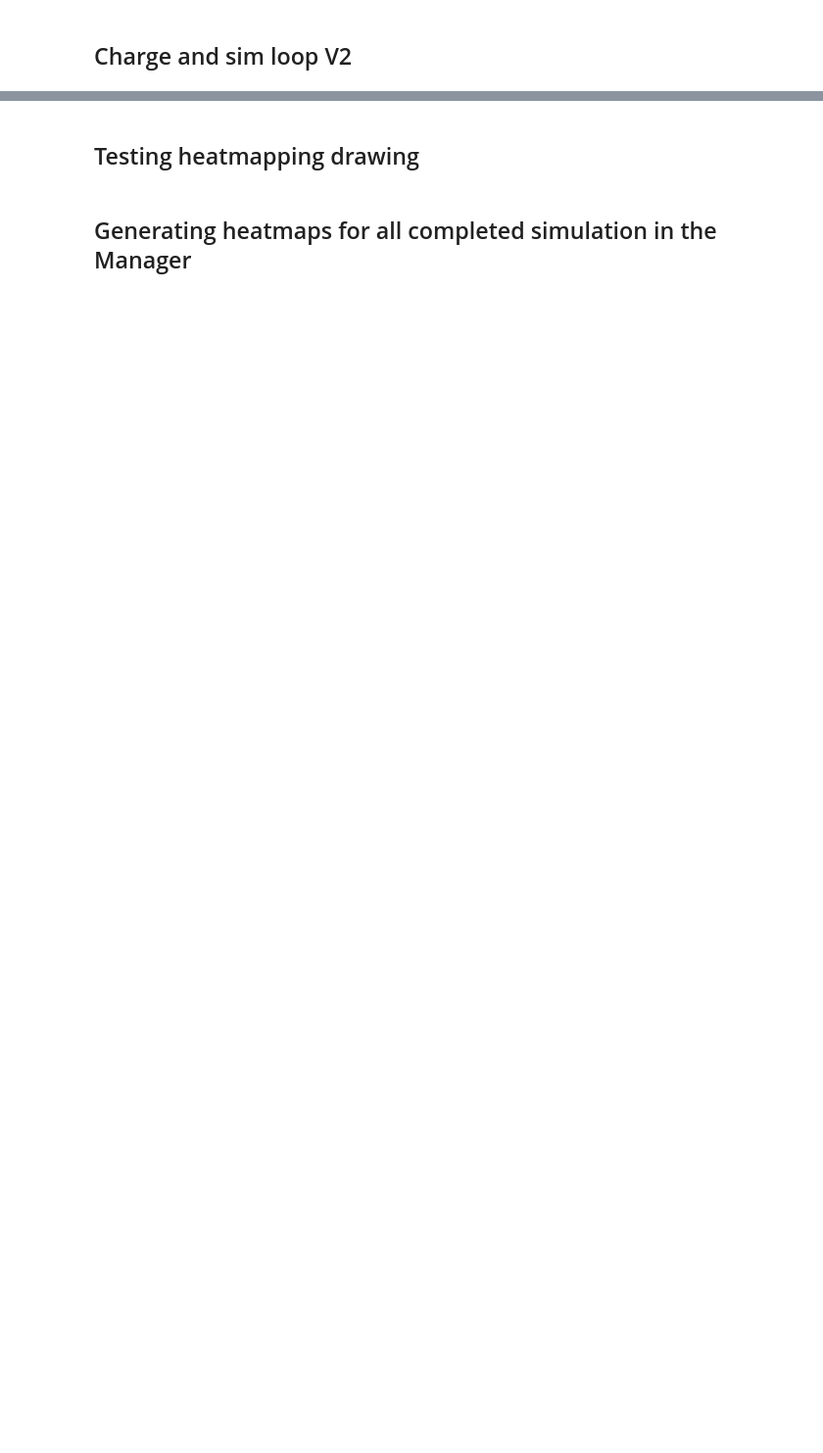
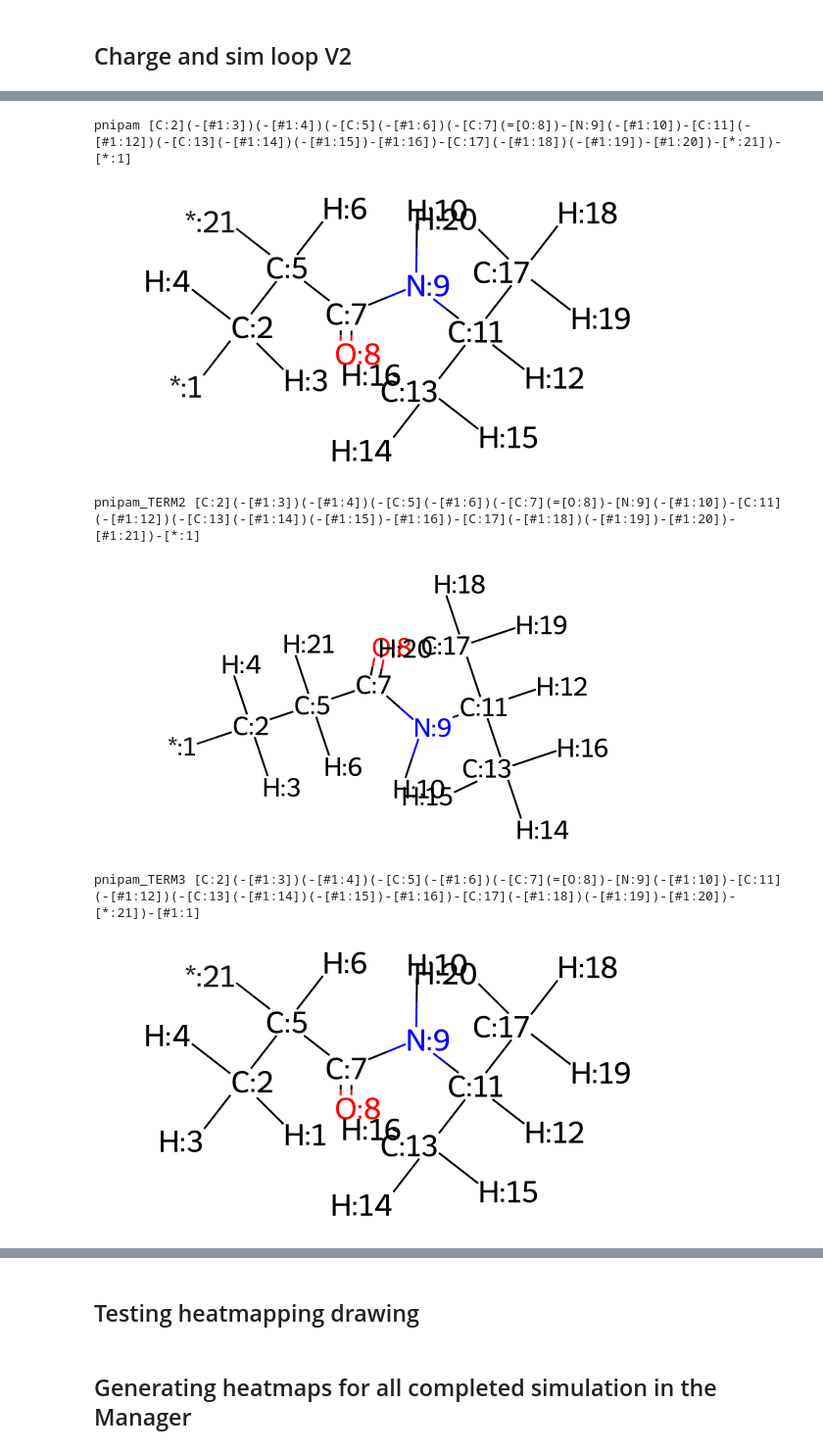
Before and after one commit to timbernat/polymer_workspace, a Jupyter notebook: polymer_dev.ipynb, the cells around one changed output, grey strips where cells are left out. Shown at 98% size. Cells and saved outputs as stored; diff of their text form; code cells hidden in the pictures; blank space fills up the shorter version.

```diff
--- a/polymer_dev.ipynb
+++ b/polymer_dev.ipynb
@@ -282,0 +373,12 @@ main_logger.info('some\n\twords')
+# %%
+rdkdraw.set_rdkdraw_size(300, 2/1)
+for mono_name, mono_SMARTS in pdir.monomer_data['monomers'].items():
+    print(mono_name, mono_SMARTS)
+    display(Chem.MolFromSmarts(mono_SMARTS))
+# %% [output]
+pnipam [C:2](-[#1:3])(-[#1:4])(-[C:5](-[#1:6])(-[C:7](=[O:8])-[N:9](-[#1:10])-[C:11](-[#1:12])(-[C:13](-[#1:14])(-[#1:15])-[#1:16])-[C:17](-[#1:18])(-[#1:19])-[#1:20])-[*:21])-[*:1]
+[figure, added]
+pnipam_TERM2 [C:2](-[#1:3])(-[#1:4])(-[C:5](-[#1:6])(-[C:7](=[O:8])-[N:9](-[#1:10])-[C:11](-[#1:12])(-[C:13](-[#1:14])(-[#1:15])-[#1:16])-[C:17](-[#1:18])(-[#1:19])-[#1:20])-[#1:21])-[*:1]
+[figure, added]
+pnipam_TERM3 [C:2](-[#1:3])(-[#1:4])(-[C:5](-[#1:6])(-[C:7](=[O:8])-[N:9](-[#1:10])-[C:11](-[#1:12])(-[C:13](-[#1:14])(-[#1:15])-[#1:16])-[C:17](-[#1:18])(-[#1:19])-[#1:20])-[*:21])-[#1:1]
+[figure, added]
```
Also changed, not shown: parts of 14 cells of this notebook.
